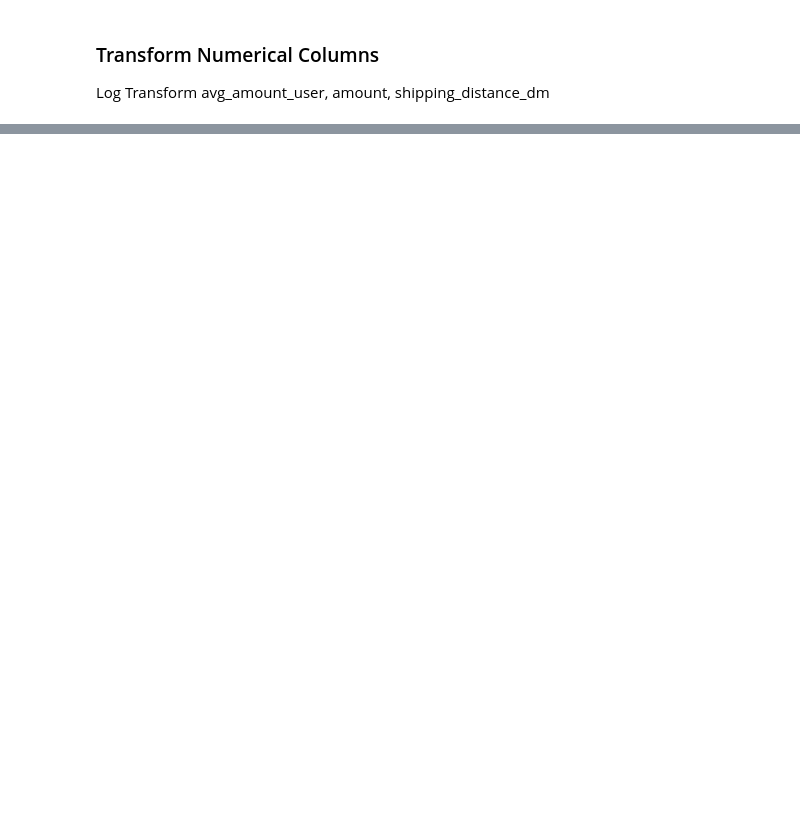
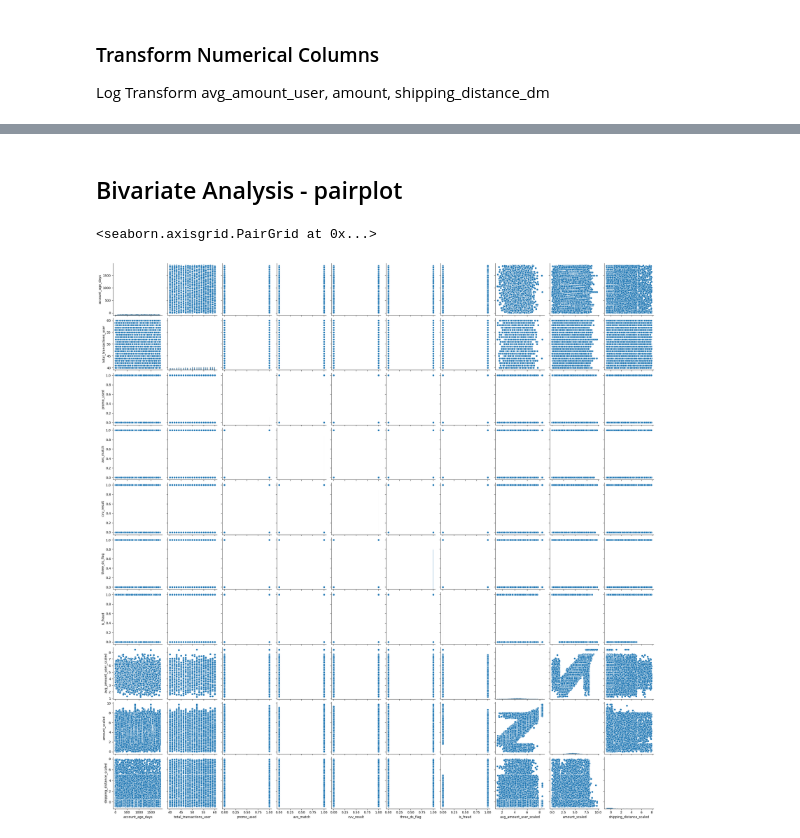
Before and after one commit to cw10877787/SJU_ML_TEAM4, a Jupyter notebook: final_project.ipynb, the cells around one changed output, grey strips where cells are left out. Drawn from its saved outputs; the diff is of its cells as text; code cells hidden in the pictures; blank space fills up the shorter version.

Commit message:
finished scaling transforms for the outlier variables, distributions look good now. Broke shipping distance into 4 buckets to handle its outliers. Starting the bivariate analysis

```diff
--- a/final_project.ipynb
+++ b/final_project.ipynb
@@ -162,0 +186,5 @@ df['shipping_distance_km_scaled'] = np.log(df['shipping_distance_km'])
+# %%
+# Break into 4 buckets based on percentile, making into a categorical variable
+df['shipping_distance_km'].quantile([0.25,0.5,0.75,1.0])
+df['shipping_distance_buckets'] = pd.qcut(df['shipping_distance_km'],q=4,labels=['short','medium','long','very long'])
+df['shipping_distance_buckets'].value_counts()
@@ -162,0 +193,17 @@ df['shipping_distance_km_scaled'] = np.log(df['shipping_distance_km'])
+# %%
+# Clean up DF
+df = df.drop(columns=['avg_amount_user','amount','shipping_distance_km','shipping_distance_km_scaled'])
+# %%
+# Drop ID columns as they do not provide any useful information
+df = df.drop(columns=['user_id','transaction_id'])
+# %% [markdown]
+## Bivariate Analysis - pairplot
+# %%
+# Numerical columns
+numericalColumns = df.select_dtypes(include=['float64', 'int64'])
+# %%
+#Pairplot
+sns.pairplot(df[numericalColumns.columns])
+# %% [output]
+<seaborn.axisgrid.PairGrid at 0x...>
+[figure, added]
```
Also changed, not shown: parts of 13 cells of this notebook.
